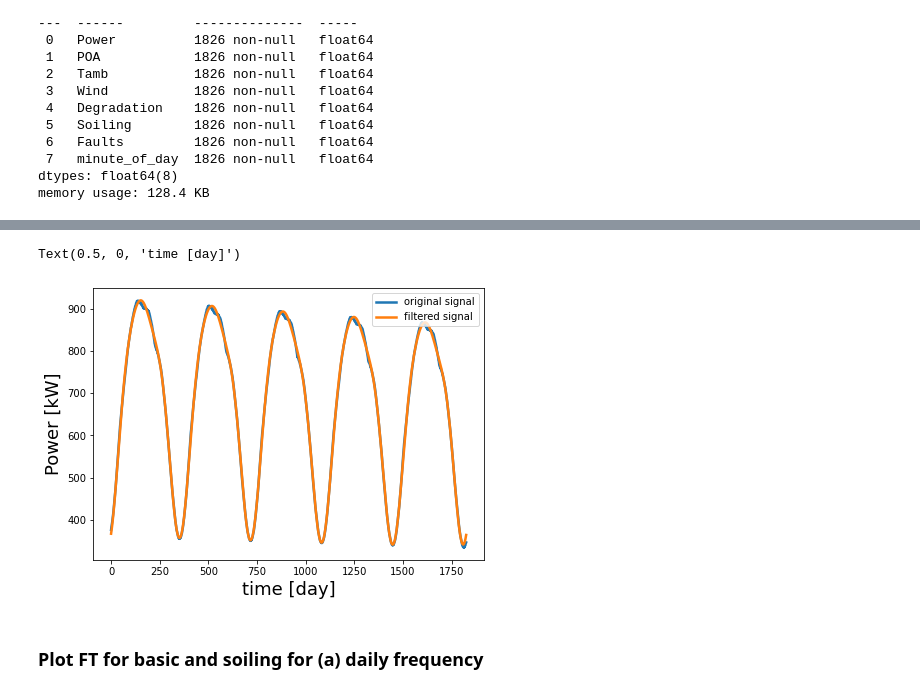
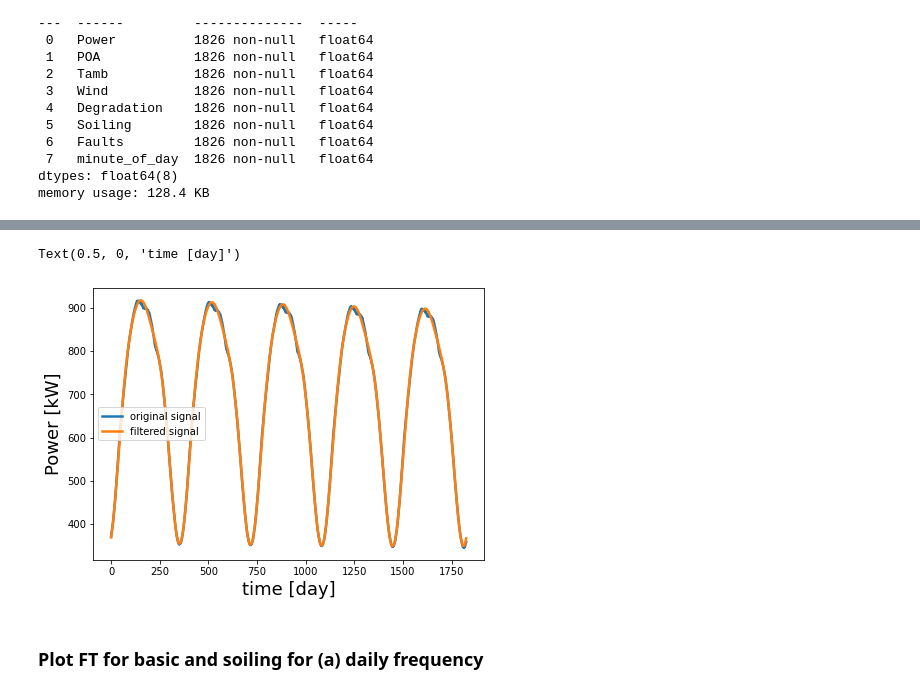
Before and after one commit to Rufski/S2DS-EPRI, a Jupyter notebook: notebooks/1.0-mb-fourier-spectral.ipynb, the cells around one changed output, grey strips where cells are left out. Drawn from its saved outputs; the diff is of its cells as text; code cells hidden in the pictures.

```diff
--- a/notebooks/1.0-mb-fourier-spectral.ipynb
+++ b/notebooks/1.0-mb-fourier-spectral.ipynb
@@ -30,7 +30,7 @@ The autoreload extension is already loaded. To reload it, use:
   %reload_ext autoreload
 # %%
 # Load data
-csv_index   = 15
+csv_index   = 31
 synth_name  = "basic"
 path_to_zip = "../data/raw/synthetic_" + synth_name + ".zip"
 df_basic    = import_df_from_zip_pkl(path_to_zip, index=csv_index, verbose=True)
@@ -131,15 +134,0 @@ ax[1].set_yscale("log")
-# %%
-power     = np.log10(df["Power"].to_numpy())
-power_fft = fftpack.fft(power)
-
-fig, ax = plt.subplots(nrows=1, ncols=2, figsize=(14,5))
-ax[0].plot(power, lw=2.5, color="blue")    # plot time series
-ax[0].set_ylabel("Power [kW]", fontsize=18)
-ax[0].set_xlabel("time [day]", fontsize=18)
-
-ax[1].plot(np.abs(power_fft)) # plot freq domain
-
-ax[1].set_ylabel("Amplitude", fontsize=18)
-#ax[1].set_xlabel("Frequency", fontsize=18)
-ax[1].set_xlim([-1, 914])
-ax[1].set_yscale("log")
@@ -148,18 +134,0 @@ ax[1].set_yscale("log")
-# %%
-power_fft = fftpack.fft(df["Power"].to_numpy())
-sample_freq = fftpack.fftfreq(df["Power"].to_numpy().size, d=1)
-
-
-fig, ax = plt.subplots(nrows=1, ncols=2, figsize=(14,5))
-ax[0].plot(df["Power"].values, lw=2.5, color="blue")    # plot time series
-ax[0].set_ylabel("Power [kW]", fontsize=18)
-ax[0].set_xlabel("time [day]", fontsize=18)
-
-ax[1].plot(sample_freq, np.abs(power_fft)) # plot freq domain
-ax[1].axvline(1/365, ls="--", color="k") # this is the year frequency
-
-ax[1].set_ylabel("Amplitude", fontsize=18)
-ax[1].set_xlabel("Frequency [1/day]", fontsize=18)
-#ax[1].set_xlim([0, 0.1])
-#ax[1].set_xscale("log")
-ax[1].set_yscale("log")
@@ -168,18 +135,18 @@ ax[1].set_yscale("log")
 # %%
 # remove all the hight frequencies
 high_freq_fft = power_fft.copy()
 high_freq_fft[np.abs(sample_freq) > 0.01] = 0
 filtered_sig = fftpack.ifft(high_freq_fft)
 
 fig, ax = plt.subplots(figsize=(7, 5))
-ax.plot(df["Power"].to_numpy(), label="original signal", lw=2.5)
+ax.plot(df_basic["Power"].to_numpy(), label="original signal", lw=2.5)
 ax.plot(filtered_sig, label="filtered signal", lw=2.5)
 ax.legend(loc="best")
 ax.set_ylabel("Power [kW]", fontsize=18)
 ax.set_xlabel("time [day]", fontsize=18)
 # %% [output]
 Text(0.5, 0, 'time [day]')
-[figure, old version]
+[figure, new version]
 # %% [markdown]
 ### Plot FT for basic and soiling for (a) daily frequency
 # %%
```
Also changed, not shown: parts of 18 cells of this notebook.
